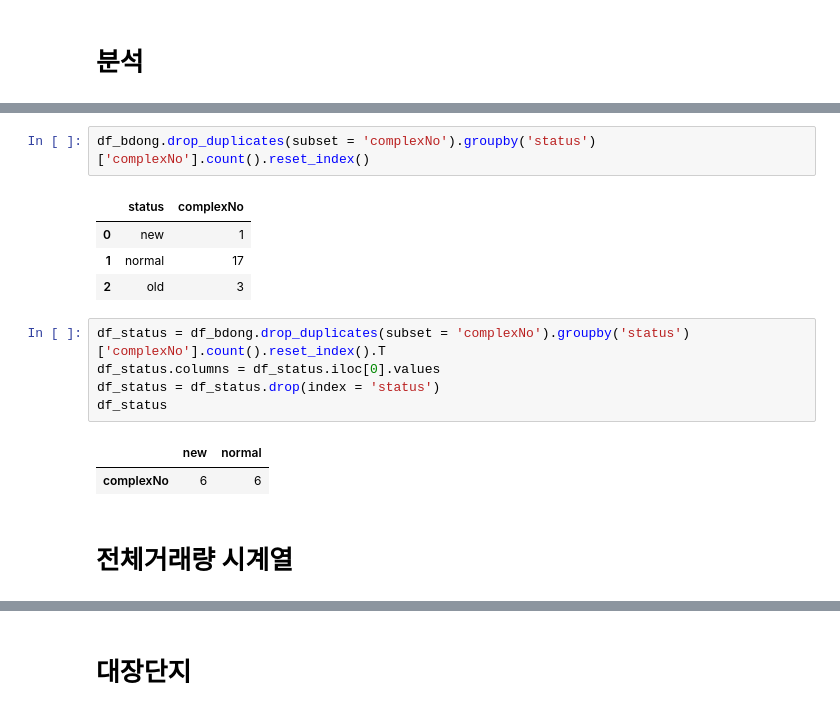
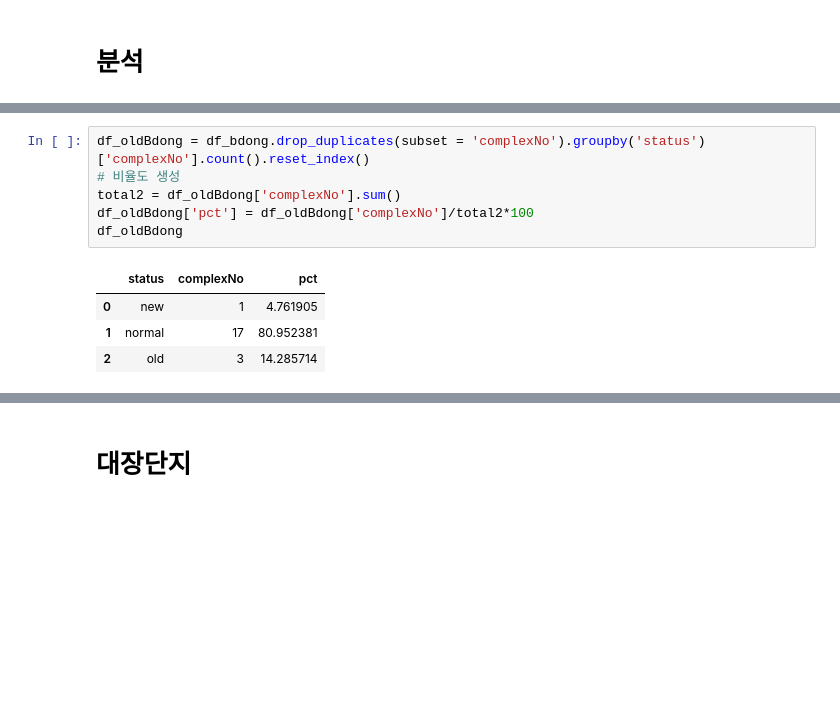
Before and after one commit to ljs7463/prop-tech, a Jupyter notebook: 부동산 보고서 프로젝트/report.ipynb, the cells around one changed output, grey strips where cells are left out. Drawn from its saved outputs; the diff is of its cells as text; blank space fills up the shorter version.

```diff
--- a/부동산 보고서 프로젝트/report.ipynb
+++ b/부동산 보고서 프로젝트/report.ipynb
@@ -307,17 +312,11 @@ df_sigungu.drop_duplicates(subset = 'complexNo').groupby('status')['complexNo'].
 # %%
-df_bdong.drop_duplicates(subset = 'complexNo').groupby('status')['complexNo'].count().reset_index()
+df_oldBdong = df_bdong.drop_duplicates(subset = 'complexNo').groupby('status')['complexNo'].count().reset_index()
+# 비율도 생성
+total2 = df_oldBdong['complexNo'].sum()
+df_oldBdong['pct'] = df_oldBdong['complexNo']/total2*100
+df_oldBdong
 # %% [output]
-|  | status | complexNo |
-| 0 | new | 1 |
-| 1 | normal | 17 |
-| 2 | old | 3 |
+|  | status | complexNo | pct |
+| 0 | new | 1 | 4.761905 |
+| 1 | normal | 17 | 80.952381 |
+| 2 | old | 3 | 14.285714 |
-# %%
-df_status = df_bdong.drop_duplicates(subset = 'complexNo').groupby('status')['complexNo'].count().reset_index().T
-df_status.columns = df_status.iloc[0].values
-df_status = df_status.drop(index = 'status')
-df_status
-# %% [output]
-|  | new | normal |
-| complexNo | 6 | 6 |
-# %% [markdown]
-# 전체거래량 시계열
```
Also changed, not shown: parts of 32 cells of this notebook.
